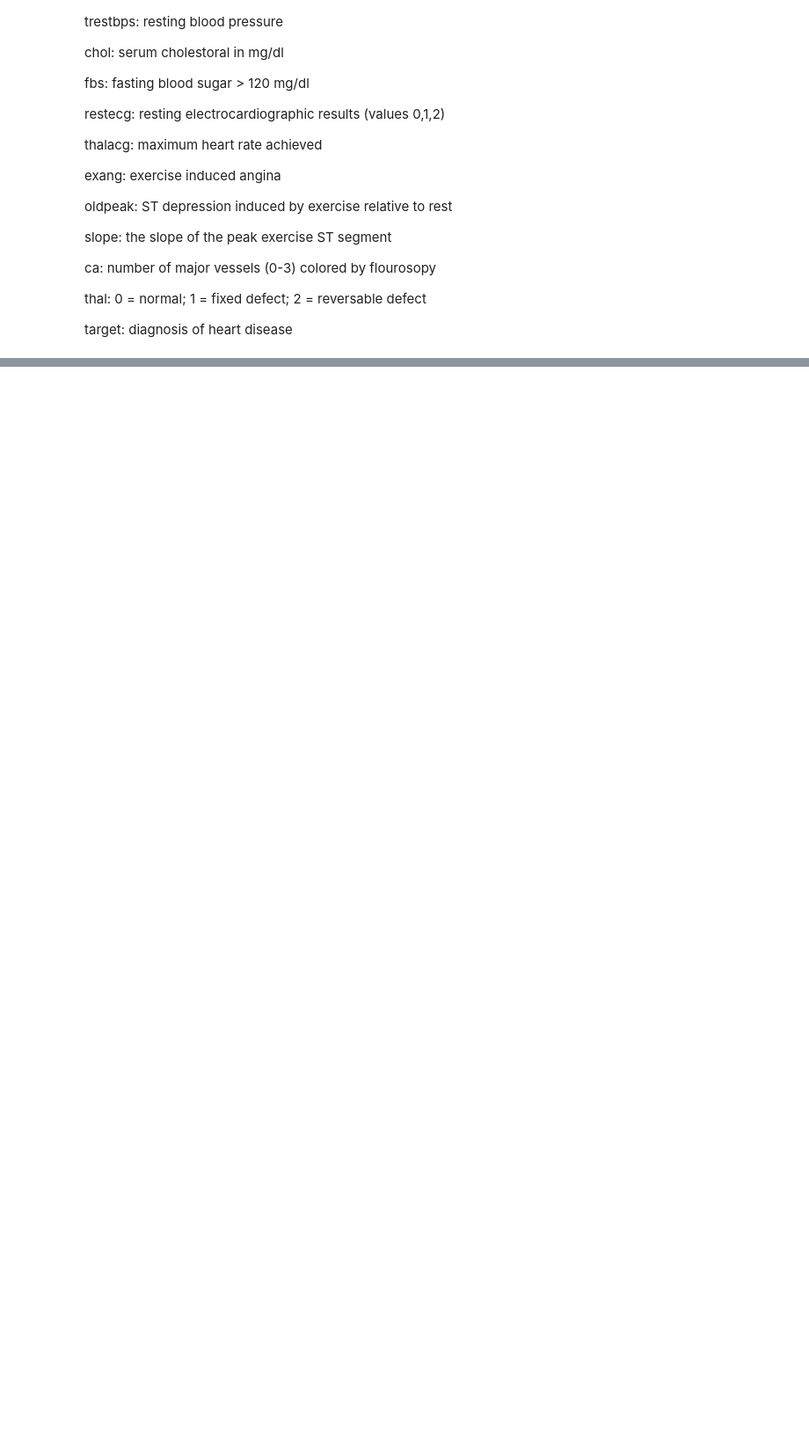
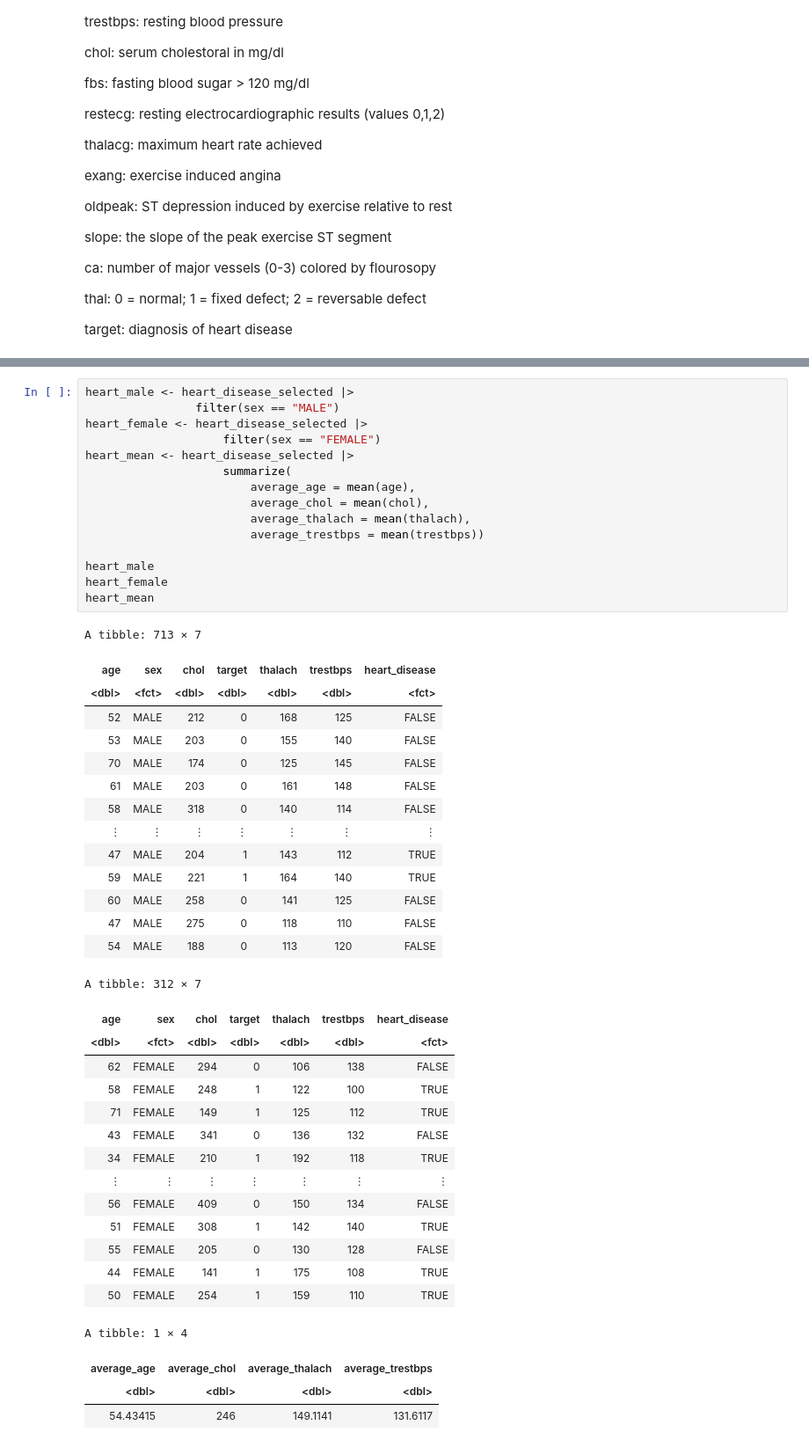
Before and after one commit to yma24ma/HeatDisease_kNNclassification, a Jupyter notebook: Group Project.ipynb, the cells around one changed output, grey strips where cells are left out. Shown at 88% size. Saved outputs shown, nothing was run; the diff lists cells and outputs as text; blank space fills up the shorter version.

```diff
--- a/Group Project.ipynb
+++ b/Group Project.ipynb
@@ -82,0 +126,48 @@ We will now be using the `select()` function to select the row that we will be u
+# %%
+heart_male <- heart_disease_selected |>
+                filter(sex == "MALE")
+heart_female <- heart_disease_selected |>
+                    filter(sex == "FEMALE")
+heart_mean <- heart_disease_selected |>
+                    summarize(
+                        average_age = mean(age),
+                        average_chol = mean(chol),
+                        average_thalach = mean(thalach),
+                        average_trestbps = mean(trestbps))
+
+heart_male
+heart_female
+heart_mean
+# %% [output]
+A tibble: 713 × 7
+| age | sex | chol | target | thalach | trestbps | heart_disease |
+| <dbl> | <fct> | <dbl> | <dbl> | <dbl> | <dbl> | <fct> |
+| 52 | MALE | 212 | 0 | 168 | 125 | FALSE |
+| 53 | MALE | 203 | 0 | 155 | 140 | FALSE |
+| 70 | MALE | 174 | 0 | 125 | 145 | FALSE |
+| 61 | MALE | 203 | 0 | 161 | 148 | FALSE |
+| 58 | MALE | 318 | 0 | 140 | 114 | FALSE |
+| ⋮ | ⋮ | ⋮ | ⋮ | ⋮ | ⋮ | ⋮ |
+| 47 | MALE | 204 | 1 | 143 | 112 | TRUE |
+| 59 | MALE | 221 | 1 | 164 | 140 | TRUE |
+| 60 | MALE | 258 | 0 | 141 | 125 | FALSE |
+| 47 | MALE | 275 | 0 | 118 | 110 | FALSE |
+| 54 | MALE | 188 | 0 | 113 | 120 | FALSE |
+A tibble: 312 × 7
+| age | sex | chol | target | thalach | trestbps | heart_disease |
+| <dbl> | <fct> | <dbl> | <dbl> | <dbl> | <dbl> | <fct> |
+| 62 | FEMALE | 294 | 0 | 106 | 138 | FALSE |
+| 58 | FEMALE | 248 | 1 | 122 | 100 | TRUE |
+| 71 | FEMALE | 149 | 1 | 125 | 112 | TRUE |
+| 43 | FEMALE | 341 | 0 | 136 | 132 | FALSE |
+| 34 | FEMALE | 210 | 1 | 192 | 118 | TRUE |
+| ⋮ | ⋮ | ⋮ | ⋮ | ⋮ | ⋮ | ⋮ |
+| 56 | FEMALE | 409 | 0 | 150 | 134 | FALSE |
+| 51 | FEMALE | 308 | 1 | 142 | 140 | TRUE |
+| 55 | FEMALE | 205 | 0 | 130 | 128 | FALSE |
+| 44 | FEMALE | 141 | 1 | 175 | 108 | TRUE |
+| 50 | FEMALE | 254 | 1 | 159 | 110 | TRUE |
+A tibble: 1 × 4
+| average_age | average_chol | average_thalach | average_trestbps |
+| <dbl> | <dbl> | <dbl> | <dbl> |
+| 54.43415 | 246 | 149.1141 | 131.6117 |
```
Also changed, not shown: parts of 21 cells of this notebook.
